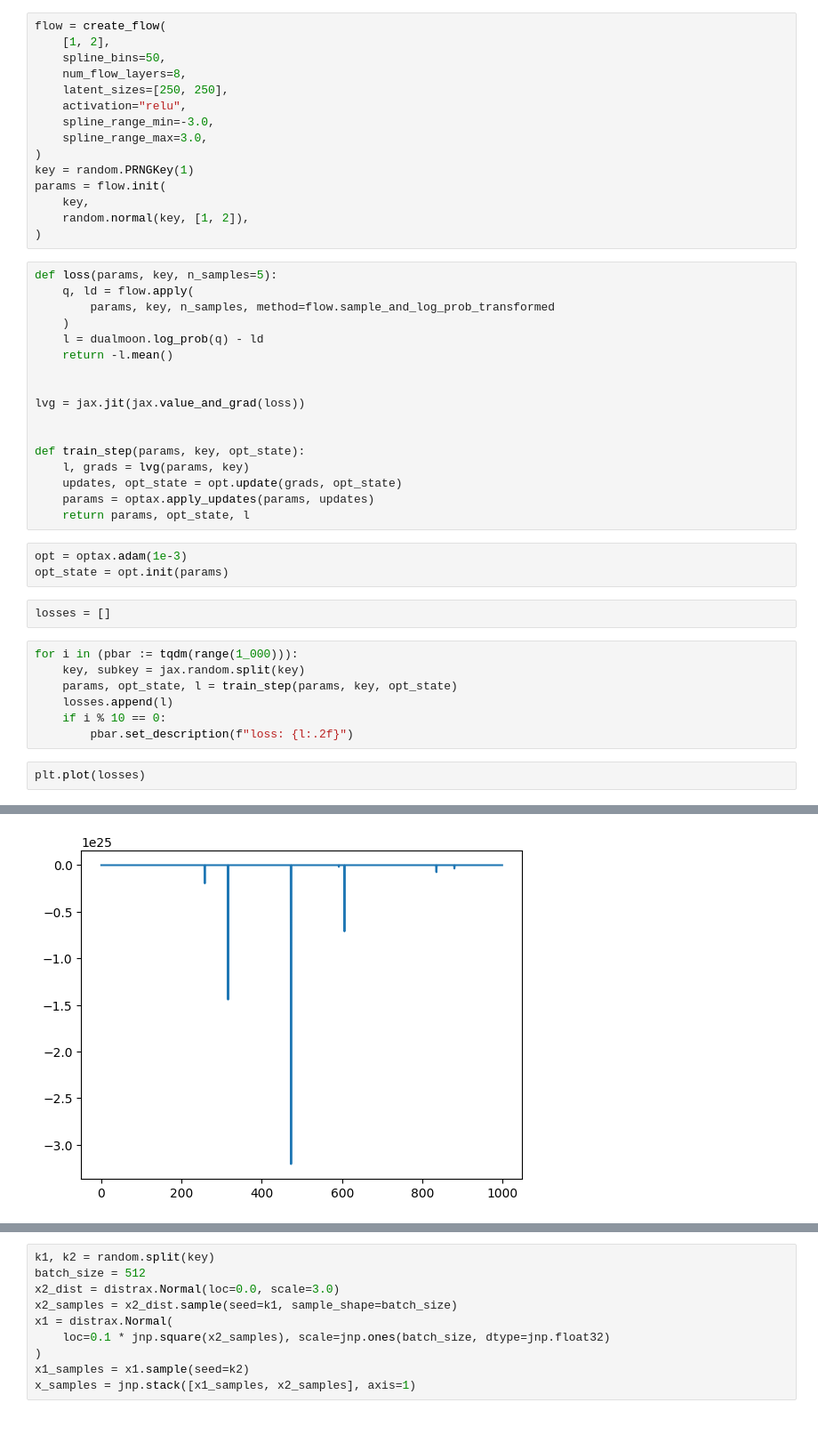
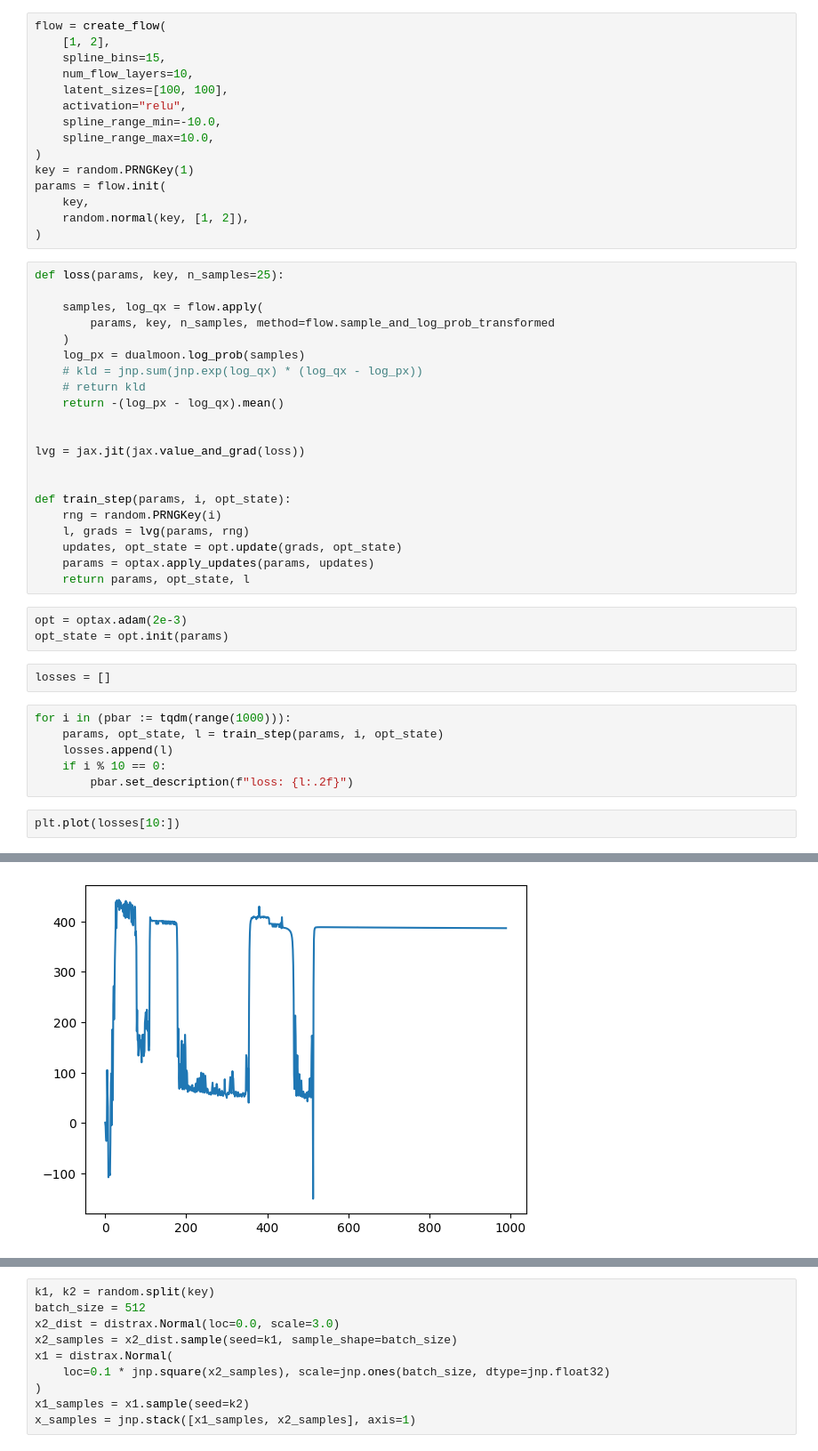
Before and after one commit to al-jshen/sampling, a Jupyter notebook: notebooks/flow-Copy1.ipynb, the cells around one changed output, grey strips where cells are left out. Shown at 89% size. Drawn from its saved outputs; the diff is of its cells as text; blank space fills up the shorter version.

```diff
--- a/notebooks/flow-Copy1.ipynb
+++ b/notebooks/flow-Copy1.ipynb
@@ -256,12 +344,12 @@ plt.contour(x, y, jnp.exp(z), cmap="summer")
 # %%
 flow = create_flow(
     [1, 2],
-    spline_bins=50,
-    num_flow_layers=8,
-    latent_sizes=[250, 250],
+    spline_bins=15,
+    num_flow_layers=10,
+    latent_sizes=[100, 100],
     activation="relu",
-    spline_range_min=-3.0,
-    spline_range_max=3.0,
+    spline_range_min=-10.0,
+    spline_range_max=10.0,
 )
 key = random.PRNGKey(1)
 params = flow.init(
@@ -269,37 +357,40 @@ params = flow.init(
     random.normal(key, [1, 2]),
 )
 # %%
-def loss(params, key, n_samples=5):
-    q, ld = flow.apply(
+def loss(params, key, n_samples=25):
+
+    samples, log_qx = flow.apply(
         params, key, n_samples, method=flow.sample_and_log_prob_transformed
     )
-    l = dualmoon.log_prob(q) - ld
-    return -l.mean()
+    log_px = dualmoon.log_prob(samples)
+    # kld = jnp.sum(jnp.exp(log_qx) * (log_qx - log_px))
+    # return kld
+    return -(log_px - log_qx).mean()
 
 
 lvg = jax.jit(jax.value_and_grad(loss))
 
 
-def train_step(params, key, opt_state):
-    l, grads = lvg(params, key)
+def train_step(params, i, opt_state):
+    rng = random.PRNGKey(i)
+    l, grads = lvg(params, rng)
     updates, opt_state = opt.update(grads, opt_state)
     params = optax.apply_updates(params, updates)
     return params, opt_state, l
 # %%
-opt = optax.adam(1e-3)
+opt = optax.adam(2e-3)
 opt_state = opt.init(params)
 # %%
 losses = []
 # %%
-for i in (pbar := tqdm(range(1_000))):
-    key, subkey = jax.random.split(key)
-    params, opt_state, l = train_step(params, key, opt_state)
+for i in (pbar := tqdm(range(1000))):
+    params, opt_state, l = train_step(params, i, opt_state)
     losses.append(l)
     if i % 10 == 0:
         pbar.set_description(f"loss: {l:.2f}")
 # %%
-plt.plot(losses)
+plt.plot(losses[10:])
 # %% [output]
 [<matplotlib.lines.Line2D at 0x...>]
-[figure, old version]
+[figure, new version]
 # %%
```
Also changed, not shown: parts of 22 cells of this notebook.
